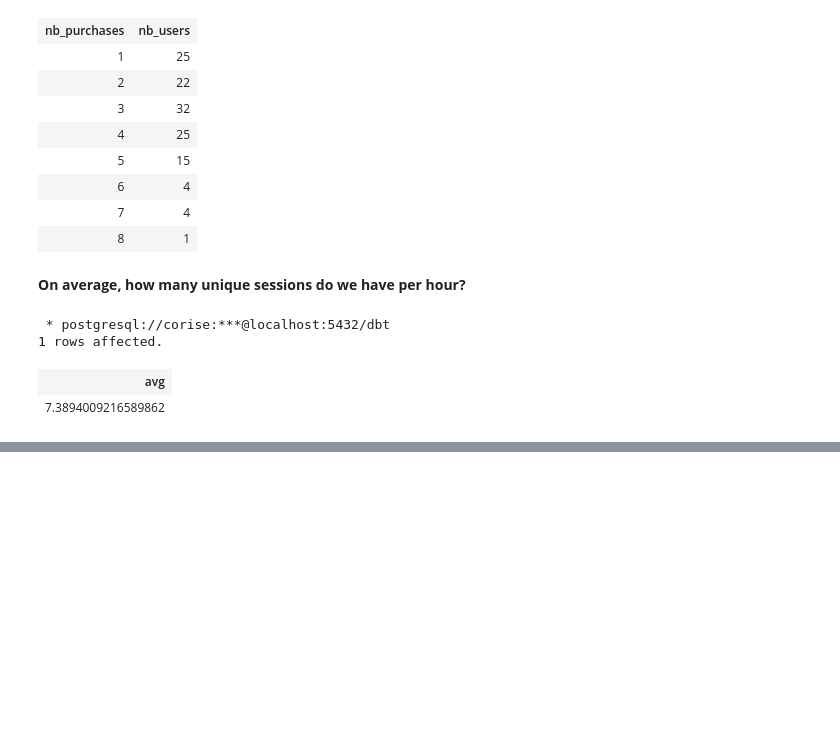
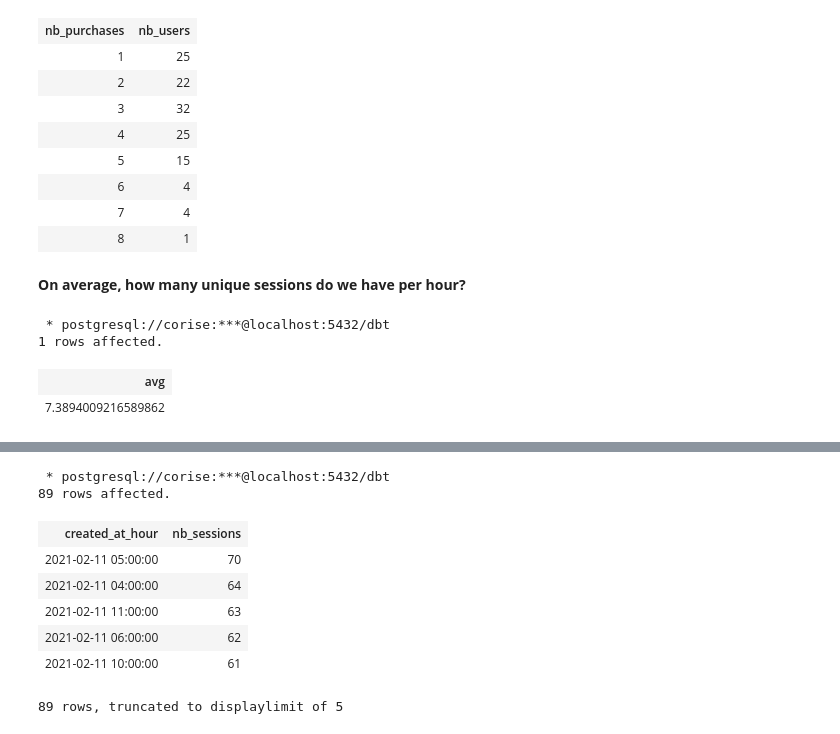
Before and after one commit to ramnathv/course-dbt-rv, a Jupyter notebook: scratch.ipynb, the cells around one changed output, grey strips where cells are left out. Saved outputs shown, nothing was run; the diff lists cells and outputs as text; code cells hidden in the pictures; blank space fills up the shorter version.

```diff
--- a/scratch.ipynb
+++ b/scratch.ipynb
@@ -104,0 +148,18 @@ SELECT AVG(nb_sessions)
+# %%
+%%sql
+SELECT DATE_TRUNC('hour', created_at) AS created_at_hour,
+       COUNT(DISTINCT session_id) AS nb_sessions
+  FROM events
+ WHERE created_at > '2021-01-01'
+ GROUP BY 1
+ ORDER BY 2 DESC;
+# %% [output]
+ * postgresql://corise:***@localhost:5432/dbt
+89 rows affected.
+| created_at_hour | nb_sessions |
+| 2021-02-11 05:00:00 | 70 |
+| 2021-02-11 04:00:00 | 64 |
+| 2021-02-11 11:00:00 | 63 |
+| 2021-02-11 06:00:00 | 62 |
+| 2021-02-11 10:00:00 | 61 |
+89 rows, truncated to displaylimit of 5
```
Also changed, not shown: parts of 9 cells of this notebook.
